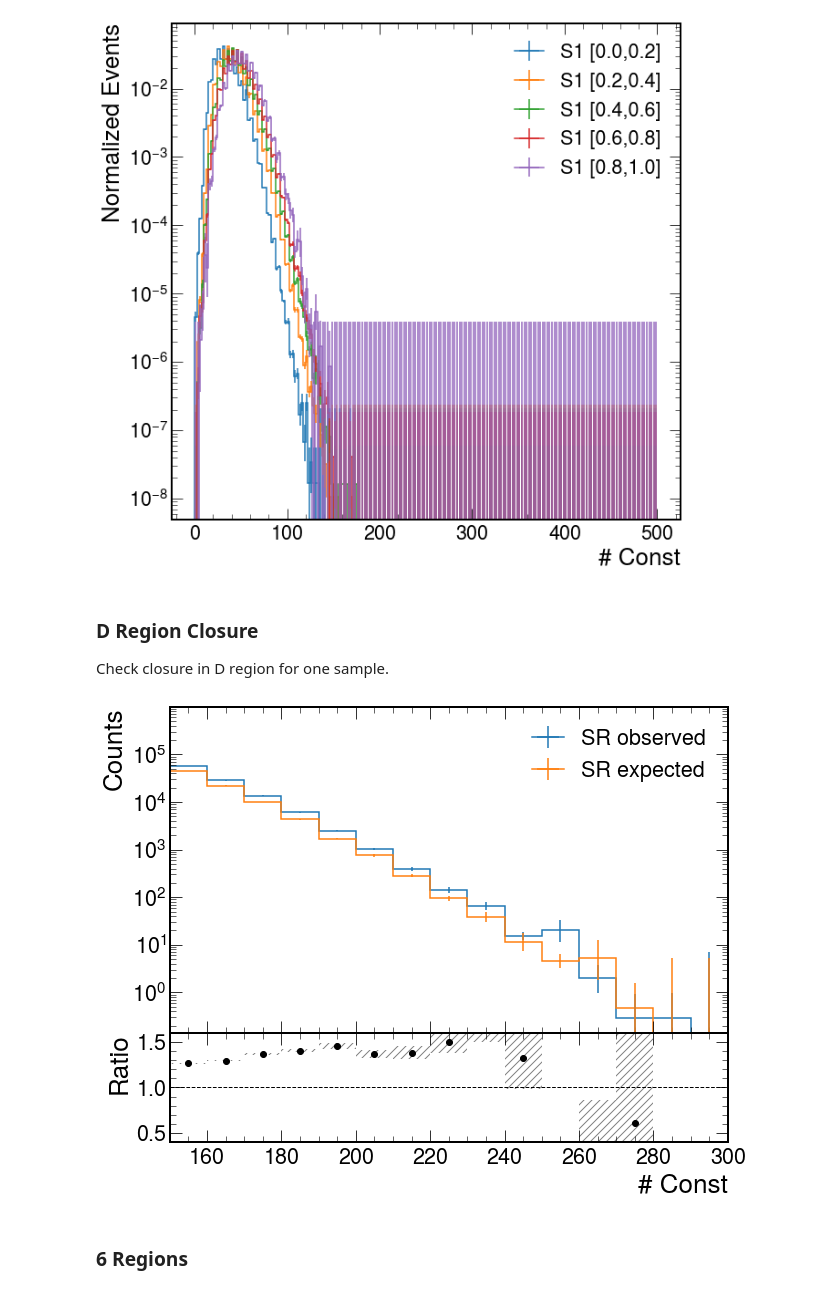
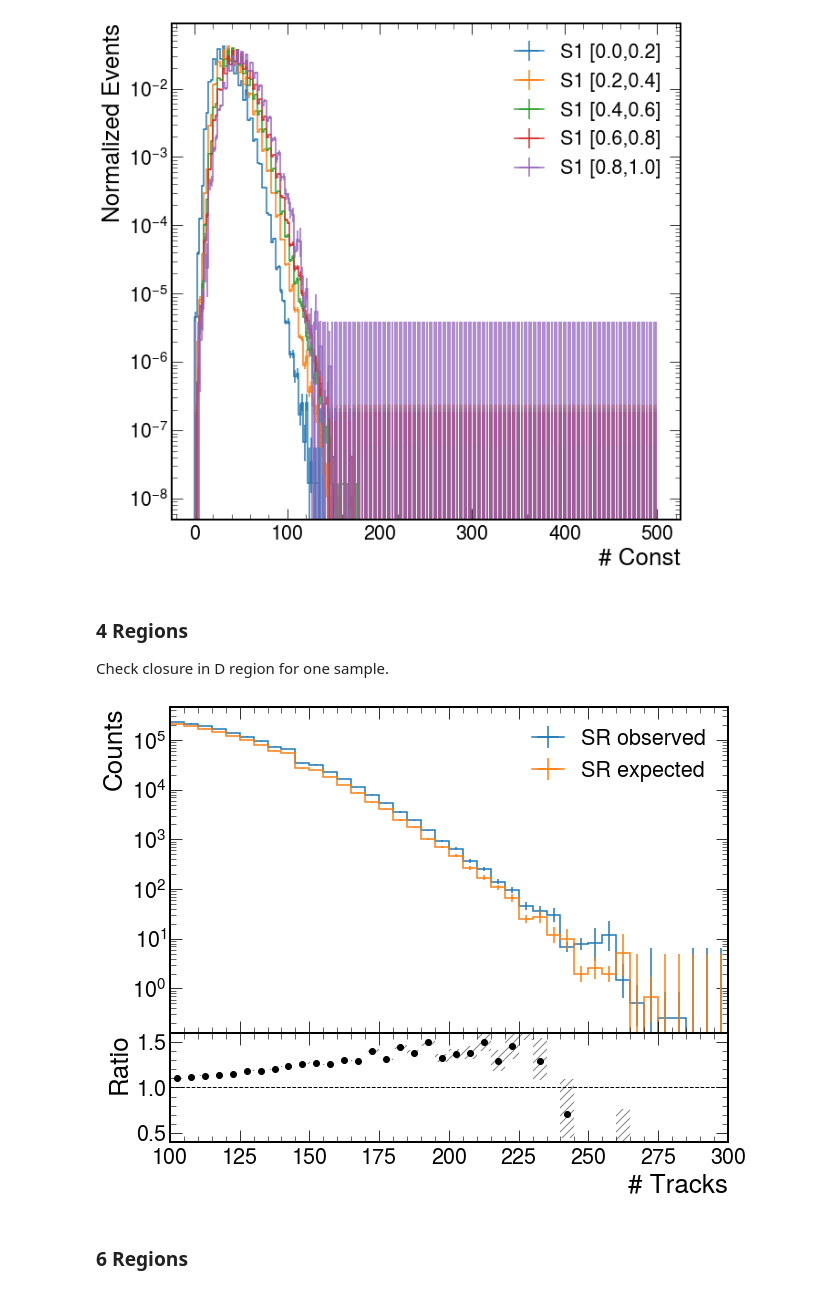
Before and after one commit to SUEPPhysics/SUEPCoffea_dask, a Jupyter notebook: plotting/plot.ipynb, the cells around one changed output. Saved outputs shown, nothing was run; the diff lists cells and outputs as text; code cells hidden in the pictures.

```diff
--- a/plotting/plot.ipynb
+++ b/plotting/plot.ipynb
@@ -621,29 +622,26 @@ for i in range(2):
 [figure]
 [figure]
 # %% [markdown]
-### D Region Closure
+### 4 Regions
 Check closure in D region for one sample.
-# %%
-plot_label = '2D_SUEP_S1_vs_ntracks_ISRRemoval'
-abcd = plots['QCD_HT'][plot_label]
-A = abcd[0.35j:0.5j:sum,0.0j:100.0j:2j]
-B = abcd[0.35j:0.5j:sum,100.0j:300.0j:2j]
-C = abcd[0.5j:1.0j:sum,0.0j:100.0j:2j]
-D = abcd[0.5j:1.0j:sum,100.0j:300.0j:2j]
-D_exp = B * C.sum().value / A.sum().value
-
-fig = plt.figure(figsize=(10, 8))
-main, sub = D.plot_ratio(D_exp,
-                rp_num_label='SR observed',
-                rp_denom_label='SR expected',
-                rp_uncert_draw_type="bar")
-fig.axes[0].set_yscale("log")
-fig.axes[0].set_xlim(150,300)
-fig.axes[1].set_xlabel("# Const")
-fig.axes[1].set_ylim(0.4,1.6)
-plt.savefig(output_label+"ABCD_"+plot_label+file_ext)
-# %% [output]
-[figure, removed]
+# %%
+plot_label = '2D_SUEP_S1_vs_ntracks_ISRRemoval'
+abcd = plots['QCD_HT_2018'][plot_label]
+xregions = [0.35j, 0.5j, 1.0j]
+yregions = [0.0j, 100j, 300j]
+
+SR, SR_exp = ABCD_4regions(abcd, xregions, yregions, sum_var='x')
+
+fig = plt.figure(figsize=(10, 8))
+main, sub = SR.plot_ratio(SR_exp,
+                rp_num_label='SR observed',
+                rp_denom_label='SR expected',
+                rp_uncert_draw_type="bar")
+fig.axes[0].set_yscale("log")
+fig.axes[1].set_ylim(0.4,1.6)
+plt.savefig(output_label+"ABCD_"+plot_label+file_ext)
+# %% [output]
+[figure, added]
 # %% [markdown]
 ### 6 Regions
 # %%
```
Also changed, not shown: parts of 5 cells of this notebook, 1 other file.
